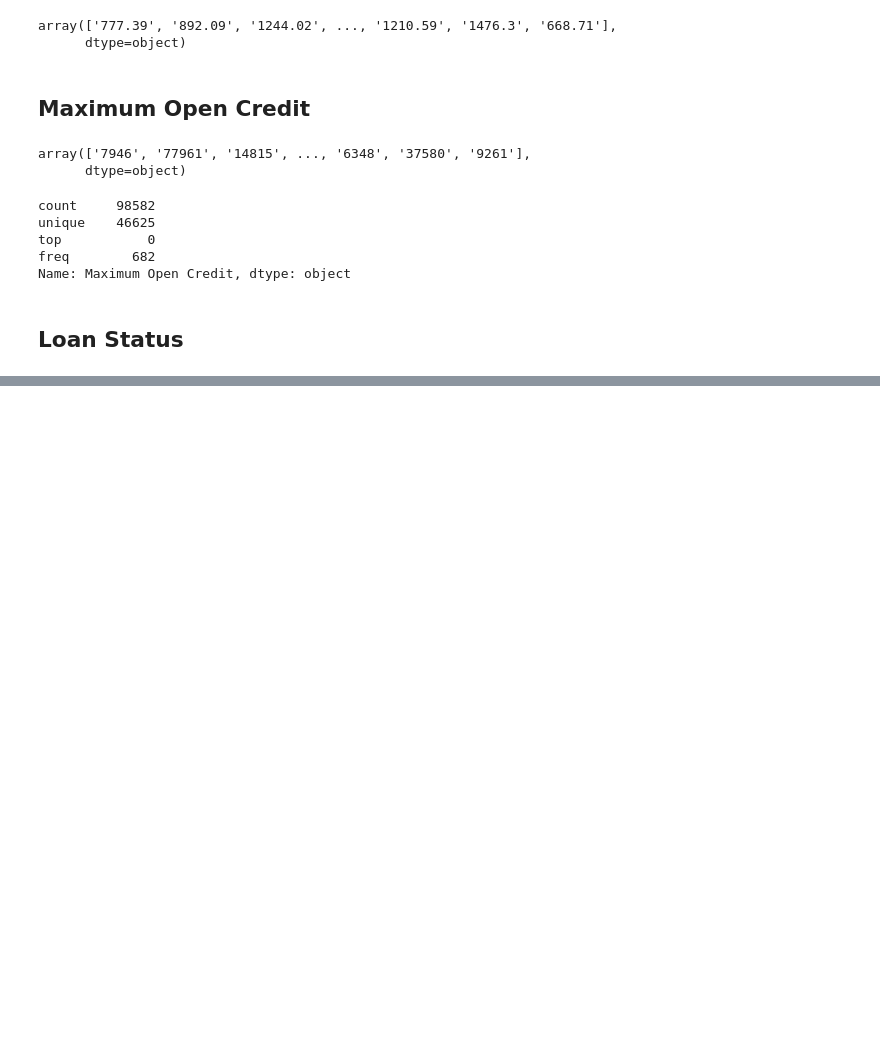
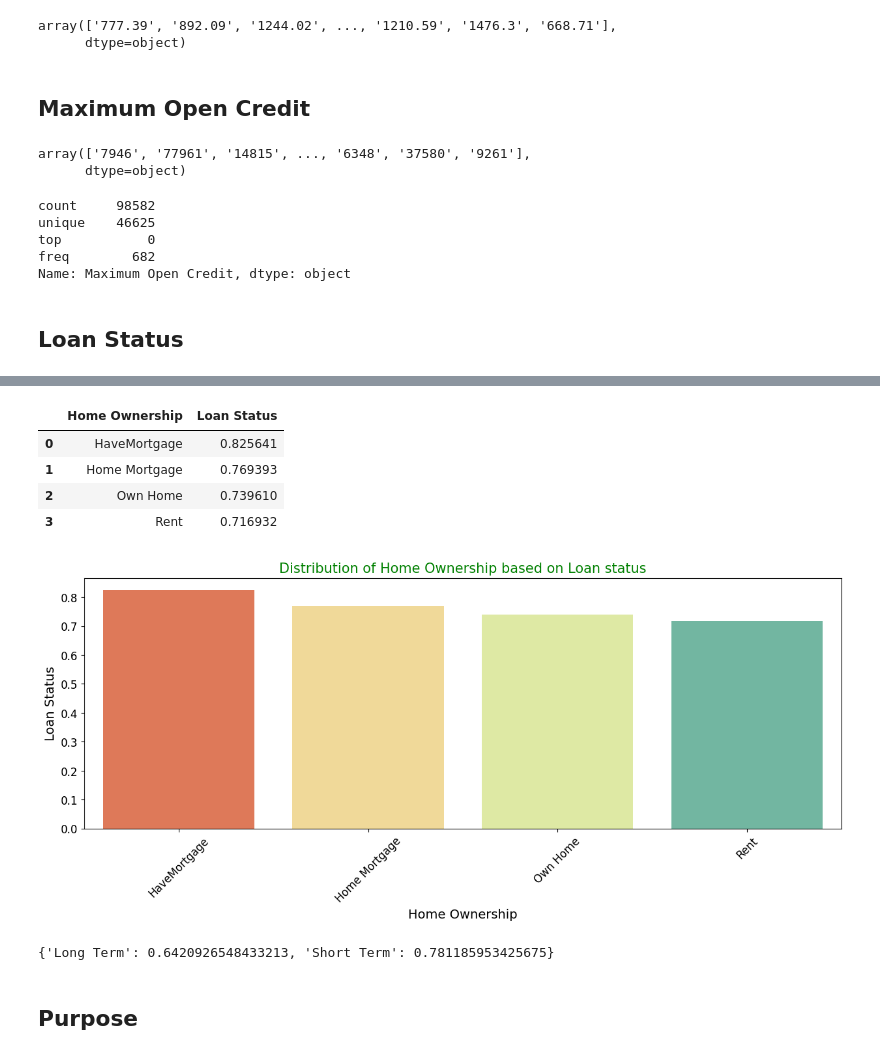
Before and after one commit to M-S-ALAM/Loan-Eligibility-Prediction, a Jupyter notebook: Exploratory Data Analysis.ipynb, the cells around one changed output, grey strips where cells are left out. Saved outputs shown, nothing was run; the diff lists cells and outputs as text; code cells hidden in the pictures; blank space fills up the shorter version.

```diff
--- a/Exploratory Data Analysis.ipynb
+++ b/Exploratory Data Analysis.ipynb
@@ -367,0 +432,17 @@ data['Maximum Open Credit'] = data['Maximum Open Credit'].apply(lambda x:convert
+# %%
+temp = (data.groupby('Home Ownership')['Loan Status'].mean()
+            .reset_index().sort_values(by='Loan Status',ascending=False)[:10])
+display(temp)
+
+plt.figure(figsize=(15,5))
+sns.barplot(x=temp['Home Ownership'],y=temp['Loan Status'], palette=("Spectral"))
+plt.title("Distribution of Home Ownership based on Loan status",size=15)
+plt.xticks(rotation=45)
+plt.show()
+# %% [output]
+|  | Home Ownership | Loan Status |
+| 0 | HaveMortgage | 0.825641 |
+| 1 | Home Mortgage | 0.769393 |
+| 2 | Own Home | 0.739610 |
+| 3 | Rent | 0.716932 |
+[figure, added]
@@ -367,0 +451,14 @@ data['Maximum Open Credit'] = data['Maximum Open Credit'].apply(lambda x:convert
+# %%
+ # Saving the mapping dict for inference use
+loan_status_home_ownership_map = data.groupby('Term')['Loan Status'].mean().to_dict()
+
+import pickle
+fileName = 'model/loan_status_home_ownership_map.pkl'
+with open(fileName,'wb') as f:
+    pickle.dump(loan_status_home_ownership_map,f)
+
+loan_status_home_ownership_map
+# %% [output]
+{'Long Term': 0.6420926548433213, 'Short Term': 0.781185953425675}
+# %% [markdown]
+## Purpose
```
Also changed, not shown: parts of 22 cells of this notebook, 4 other files.
